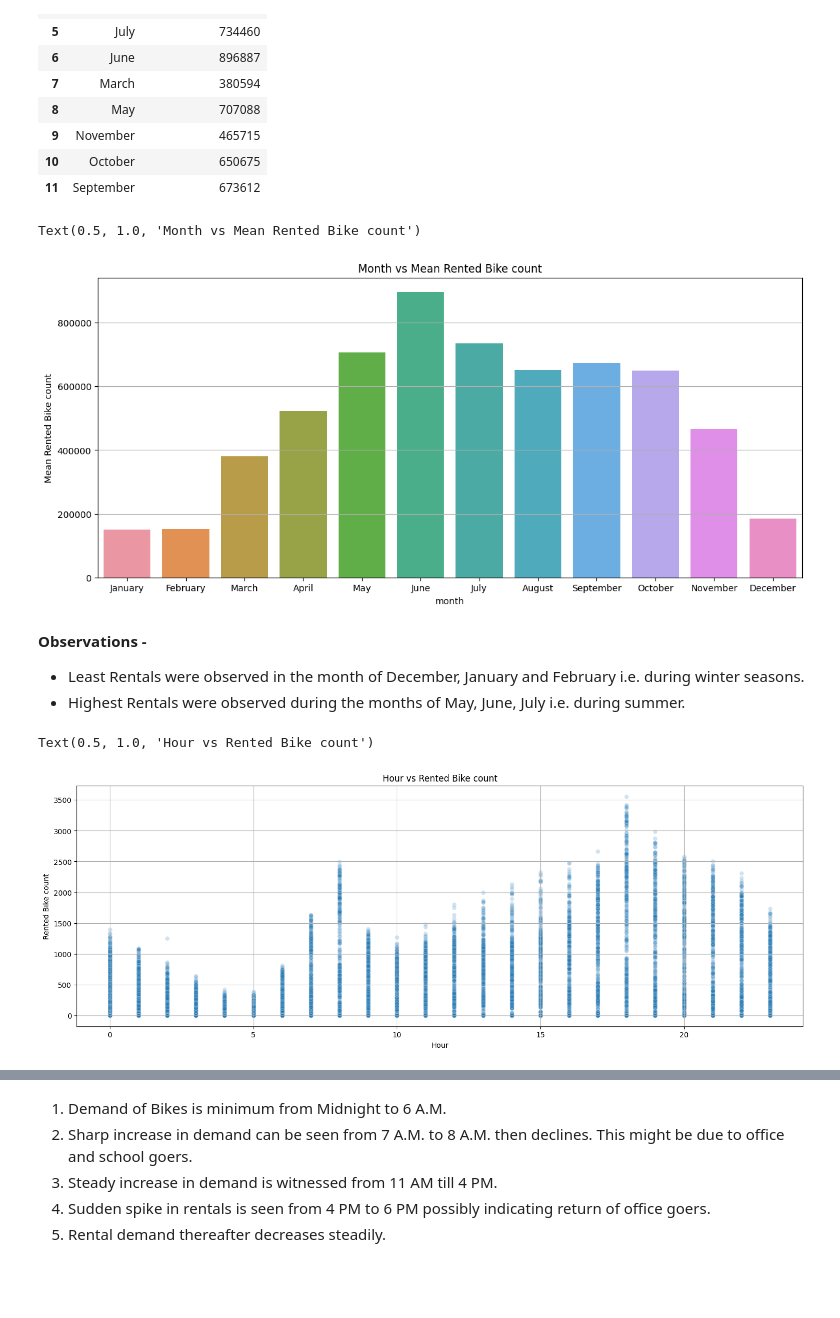
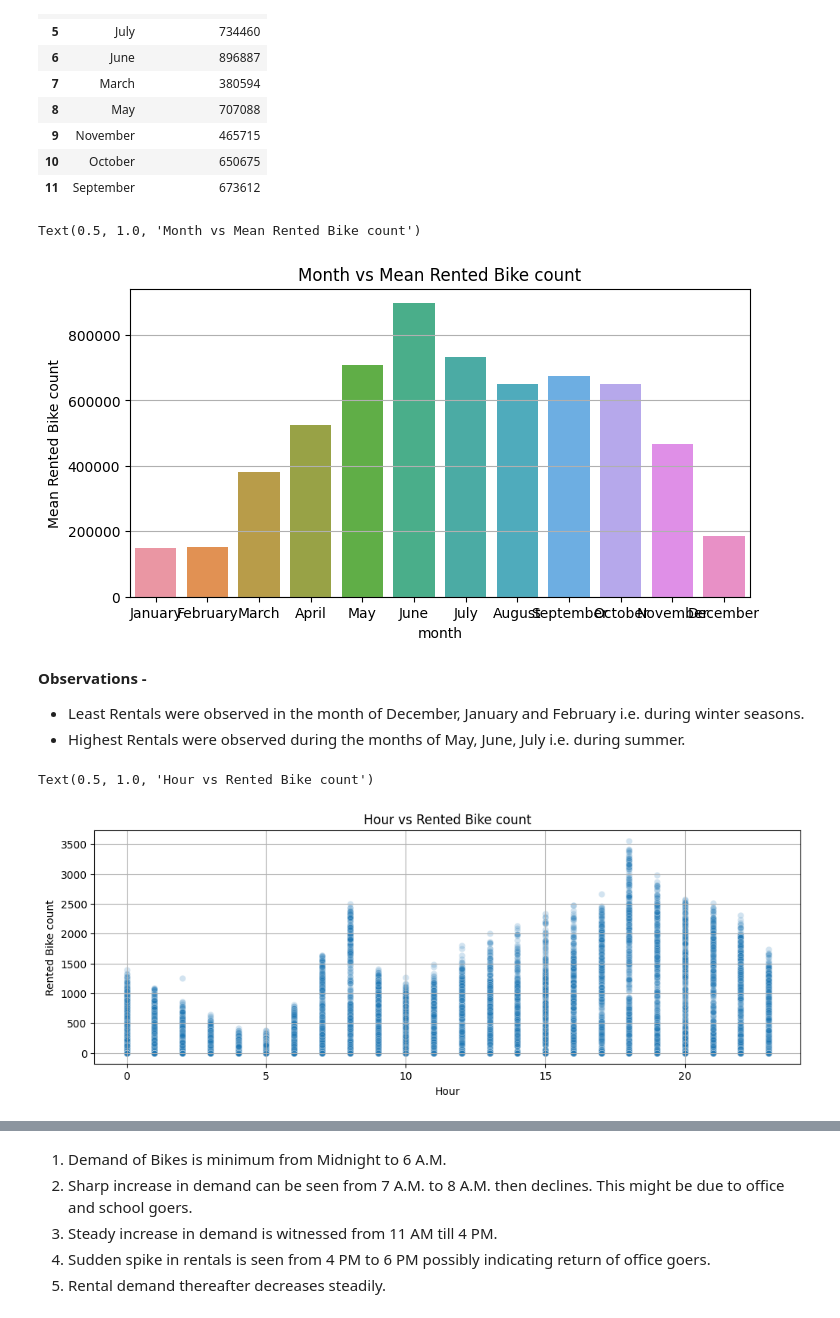
Before and after one commit to PrashantShrivastava1612/Bike-Sharing-Demand-Prediction, a Jupyter notebook: Bike_Sharing_Demand_Prediction.ipynb, the cells around one changed output, grey strips where cells are left out. Cells and saved outputs as stored; diff of their text form; code cells hidden in the pictures; blank space fills up the shorter version.

```diff
--- a/Bike_Sharing_Demand_Prediction.ipynb
+++ b/Bike_Sharing_Demand_Prediction.ipynb
@@ -481,14 +483,14 @@ monthwise_rent
 # %%
 #plotting total rented bikes for each month
 order = ['January','February','March', 'April','May','June','July','August','September','October','November','December']
-plt.figure(figsize=(14,6))
+plt.figure(figsize=(8,4))
 plt.grid()
 sns.barplot(monthwise_rent, x='month', y='Rented Bike Count', order=order)
 plt.ylabel("Mean Rented Bike count")
 plt.title('Month vs Mean Rented Bike count')
 # %% [output]
 Text(0.5, 1.0, 'Month vs Mean Rented Bike count')
-[figure, old version]
+[figure, new version]
 # %% [markdown]
 **Observations -**
 * Least Rentals were observed in the month of December, January and February i.e. during winter seasons.
@@ -498,13 +500,13 @@ Text(0.5, 1.0, 'Month vs Mean Rented Bike count')
 hourwise_rent = data.groupby(by='Hour').agg({'Rented Bike Count':'mean'}).reset_index()
 # %%
 #scatterplot of hourwise mean rental bikes to understand distribution better
-plt.figure(figsize=(18,6))
+plt.figure(figsize=(12,4))
 plt.grid()
 sns.scatterplot(data, x='Hour', y='Rented Bike Count', alpha=0.2)
 plt.ylabel("Rented Bike count")
 plt.title('Hour vs Rented Bike count')
 # %% [output]
 Text(0.5, 1.0, 'Hour vs Rented Bike count')
-[figure, old version]
+[figure, new version]
 # %%
 #lineplot of hourwise mean rental bikes
```
Also changed, not shown: parts of 26 cells of this notebook.
